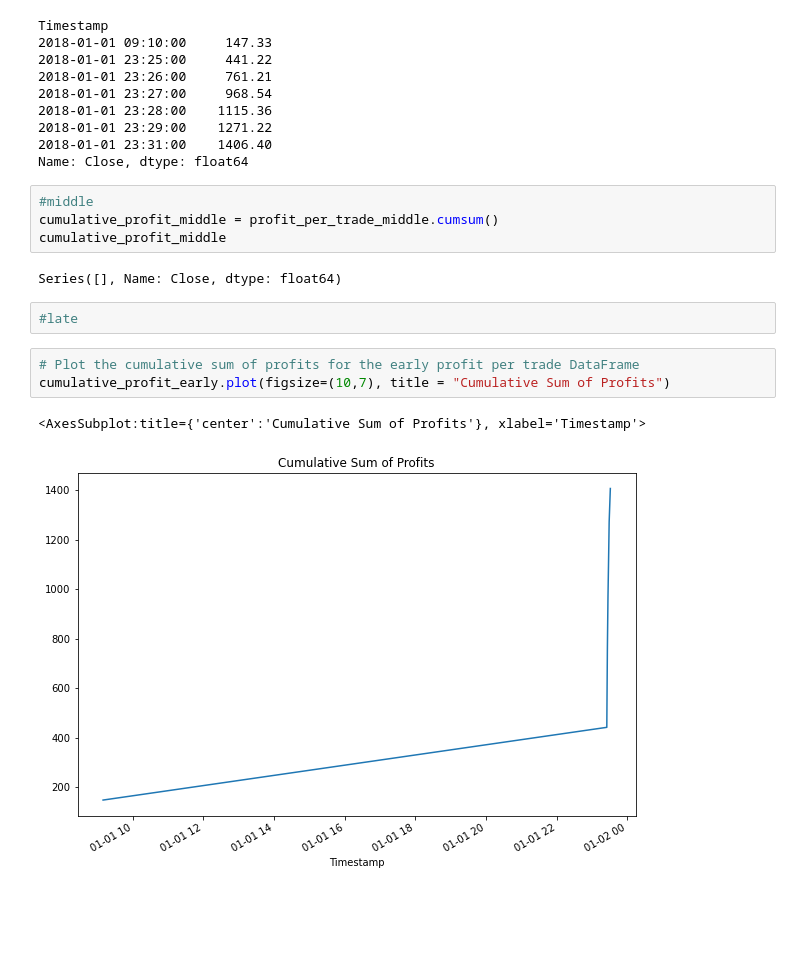
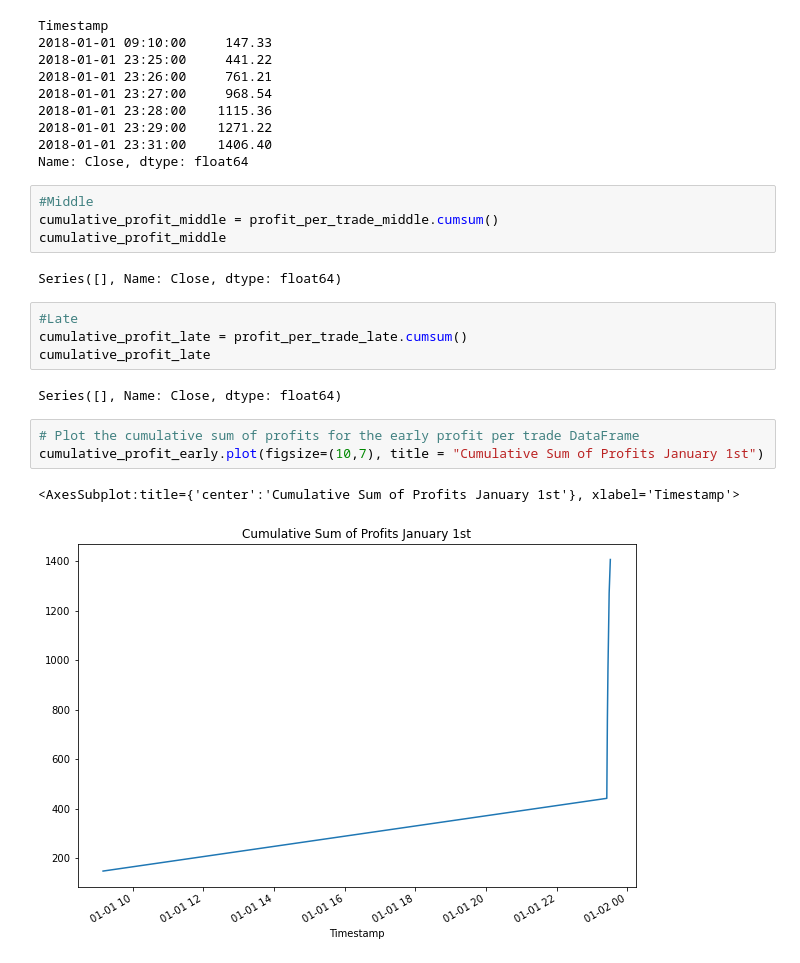
Before and after one commit to danicavalera/Crypto_Arbitrage, a Jupyter notebook: Assignment3/crypto_arbitrage.ipynb, the cells around one changed output. Drawn from its saved outputs; the diff is of its cells as text; blank space fills up the shorter version.

```diff
--- a/Assignment3/crypto_arbitrage.ipynb
+++ b/Assignment3/crypto_arbitrage.ipynb
@@ -708,16 +739,20 @@ Timestamp
 2018-01-01 23:31:00    1406.40
 Name: Close, dtype: float64
 # %%
-#middle
+#Middle
 cumulative_profit_middle = profit_per_trade_middle.cumsum()
 cumulative_profit_middle
 # %% [output]
 Series([], Name: Close, dtype: float64)
-# %%
-#late
+# %%
+#Late
+cumulative_profit_late = profit_per_trade_late.cumsum()
+cumulative_profit_late
+# %% [output]
+Series([], Name: Close, dtype: float64)
 # %%
 # Plot the cumulative sum of profits for the early profit per trade DataFrame
-cumulative_profit_early.plot(figsize=(10,7), title = "Cumulative Sum of Profits")
+cumulative_profit_early.plot(figsize=(10,7), title = "Cumulative Sum of Profits January 1st")
 # %% [output]
-<AxesSubplot:title={'center':'Cumulative Sum of Profits'}, xlabel='Timestamp'>
+<AxesSubplot:title={'center':'Cumulative Sum of Profits January 1st'}, xlabel='Timestamp'>
-[figure, old version]
+[figure, new version]
```
Also changed, not shown: parts of 22 cells of this notebook.
